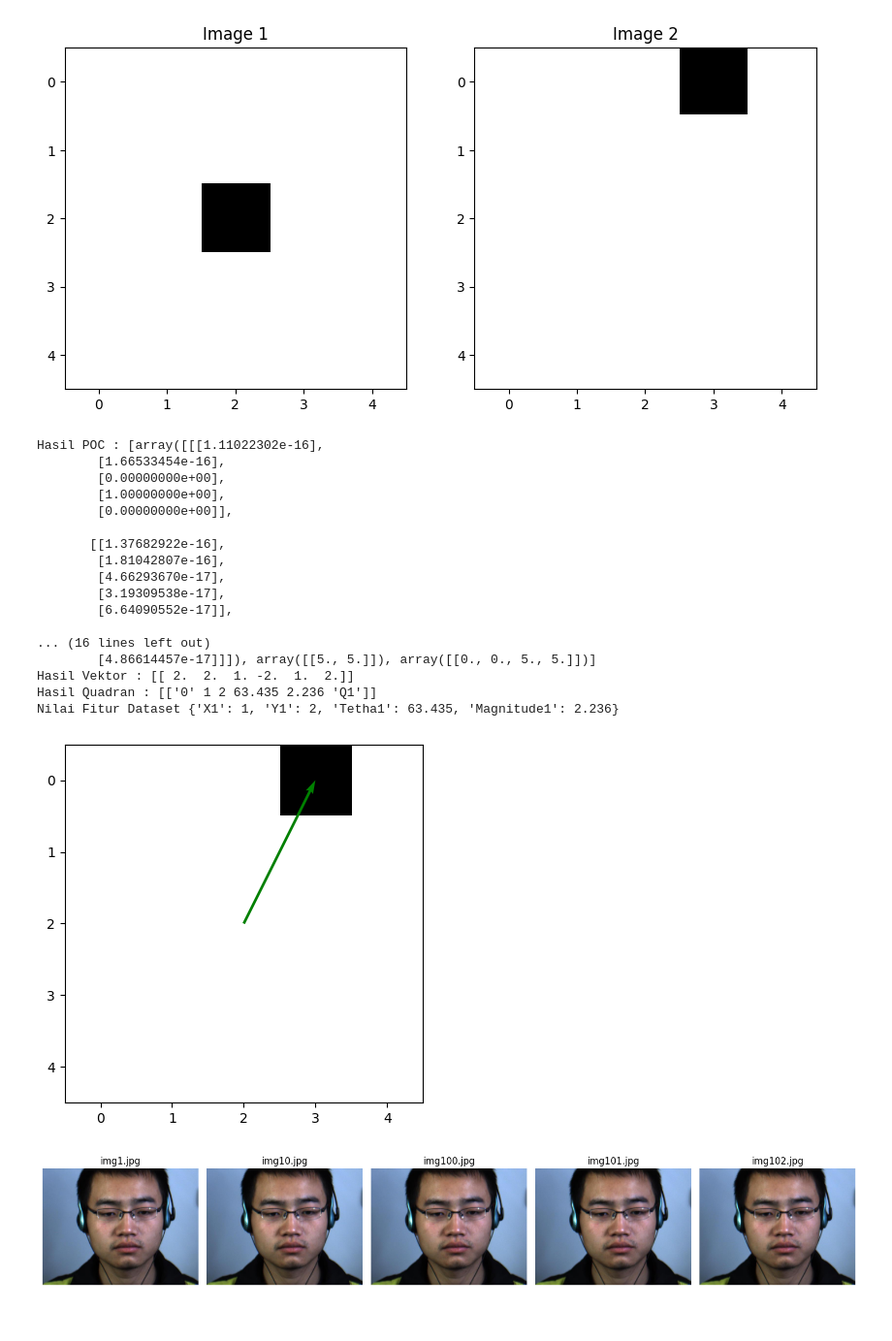
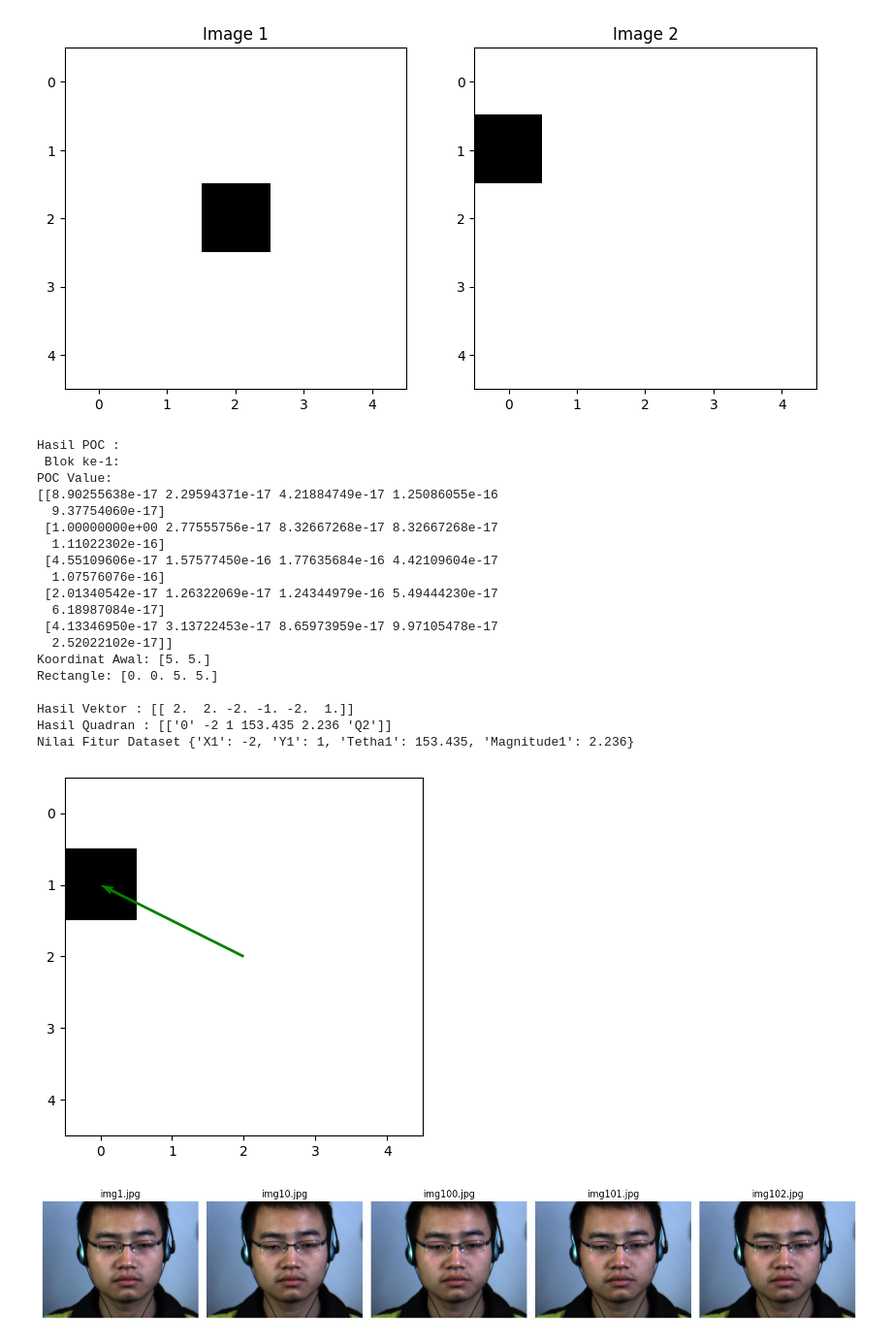
Before and after one commit to rikurunico/micro-expression, a Jupyter notebook: test.ipynb, the cells around one changed output. Shown: that part at 97% size. Drawn from its saved outputs; the diff is of its cells as text; code cells hidden in the pictures.

```diff
--- a/test.ipynb
+++ b/test.ipynb
@@ -77,7 +77,8 @@ def create_blocks(image, block_size):
 
 # image_path = 'dataset/casme_custom_from_one/Surprise/05_EP03_06/img2.jpg'
 
-image_path = 'dataset/casme_custom_from_one/Surprise/05_EP03_06/img3.jpg'
+# image_path = 'dataset/casme_custom_from_one/Happiness/05_EP03_01/img50.jpg'
+image_path = 'dataset/casme_custom_from_one/Happiness/05_EP03_01/img1.jpg'
 
 
 image = cv2.imread(image_path)
@@ -253,56 +254,62 @@ plt.show()
 initPOC = POC(image1, image2, 5)
 # Pemanggilan fungsi pocCalc() untuk menghitung nilai POC disetiap gambar
 valPOC = initPOC.getPOC()
-print('Hasil POC :', valPOC)
+
+# Format hasil POC agar lebih manusiawi
+formatted_poc = '\n'.join([f"Blok ke-{i+1}:\nPOC Value:\n{valPOC[0][:,:,i]}\nKoordinat Awal: {valPOC[1][i]}\nRectangle: {valPOC[2][i]}\n" for i in range(valPOC[0].shape[2])])
+
+print('Hasil POC :\n', formatted_poc)
 
 # Pemanggilan class dan method untuk menampilkan quiver / gambar panah
 initQuiv = Vektor(valPOC, 5)
 quivData = initQuiv.getVektor()
 print('Hasil Vektor :', quivData)
 
 # Quadran
 initQuadran = Quadran(quivData)
 quadran = initQuadran.getQuadran()
 
 print('Hasil Quadran :' , quadran)
 
 frame_data = {}
 
 for i, quad in enumerate(quadran):
         # --- Setup bagian Nilai Fitur Dataset ---
         # Set data kedalam frame_data sesuai column nya
         frame_data[f'X{i+1}'] = quad[1]
         frame_data[f'Y{i+1}'] = quad[2]
         frame_data[f'Tetha{i+1}'] = quad[3]
         frame_data[f'Magnitude{i+1}'] = quad[4]
 
 print("Nilai Fitur Dataset", frame_data)
 
 
 # Menampilkan gambar dengan quiver
 plt.imshow(np.uint8(image2), cmap='gray')
 plt.quiver(quivData[:, 0], quivData[:, 1], quivData[:, 2], quivData[:, 3], scale=1, scale_units='xy', angles='xy', color="g")
 plt.show()
 # %% [output]
-[figure, old version]
+[figure, new version]
-Hasil POC : [array([[[1.11022302e-16],
-        [1.66533454e-16],
-        [0.00000000e+00],
-        [1.00000000e+00],
-        [0.00000000e+00]],
+Hasil POC :
+ Blok ke-1:
+POC Value:
+[[8.90255638e-17 2.29594371e-17 4.21884749e-17 1.25086055e-16
+  9.37754060e-17]
+ [1.00000000e+00 2.77555756e-17 8.32667268e-17 8.32667268e-17
+  1.11022302e-16]
+ [4.55109606e-17 1.57577450e-16 1.77635684e-16 4.42109604e-17
+  1.07576076e-16]
+ [2.01340542e-17 1.26322069e-17 1.24344979e-16 5.49444230e-17
+  6.18987084e-17]
+ [4.13346950e-17 3.13722453e-17 8.65973959e-17 9.97105478e-17
+  2.52022102e-17]]
+Koordinat Awal: [5. 5.]
+Rectangle: [0. 0. 5. 5.]
 
-       [[1.37682922e-16],
-        [1.81042807e-16],
-        [4.66293670e-17],
-        [3.19309538e-17],
-        [6.64090552e-17]],
-
-... (16 lines left out)
-        [4.86614457e-17]]]), array([[5., 5.]]), array([[0., 0., 5., 5.]])]
-Hasil Vektor : [[ 2.  2.  1. -2.  1.  2.]]
-Hasil Quadran : [['0' 1 2 63.435 2.236 'Q1']]
-Nilai Fitur Dataset {'X1': 1, 'Y1': 2, 'Tetha1': 63.435, 'Magnitude1': 2.236}
+Hasil Vektor : [[ 2.  2. -2. -1. -2.  1.]]
+Hasil Quadran : [['0' -2 1 153.435 2.236 'Q2']]
+Nilai Fitur Dataset {'X1': -2, 'Y1': 1, 'Tetha1': 153.435, 'Magnitude1': 2.236}
-[figure, old version]
+[figure, new version]
 # %%
 import os
 from PIL import Image
```
Also changed, not shown: parts of 2 cells of this notebook.
